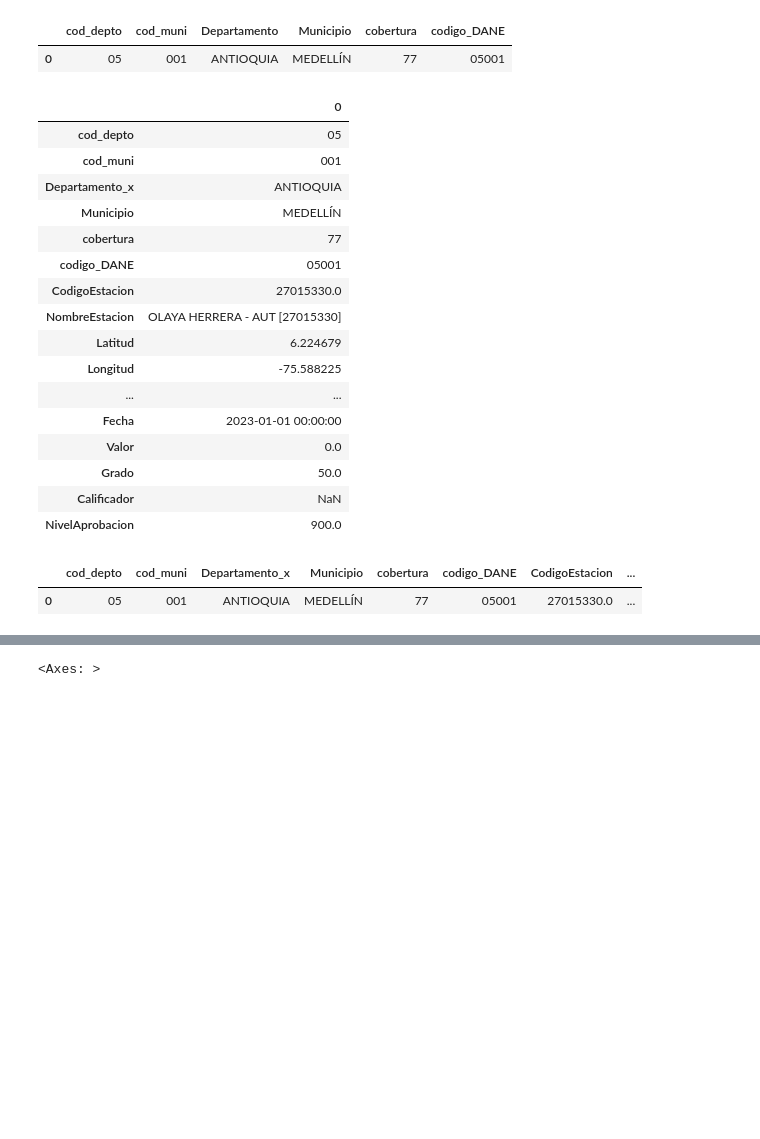
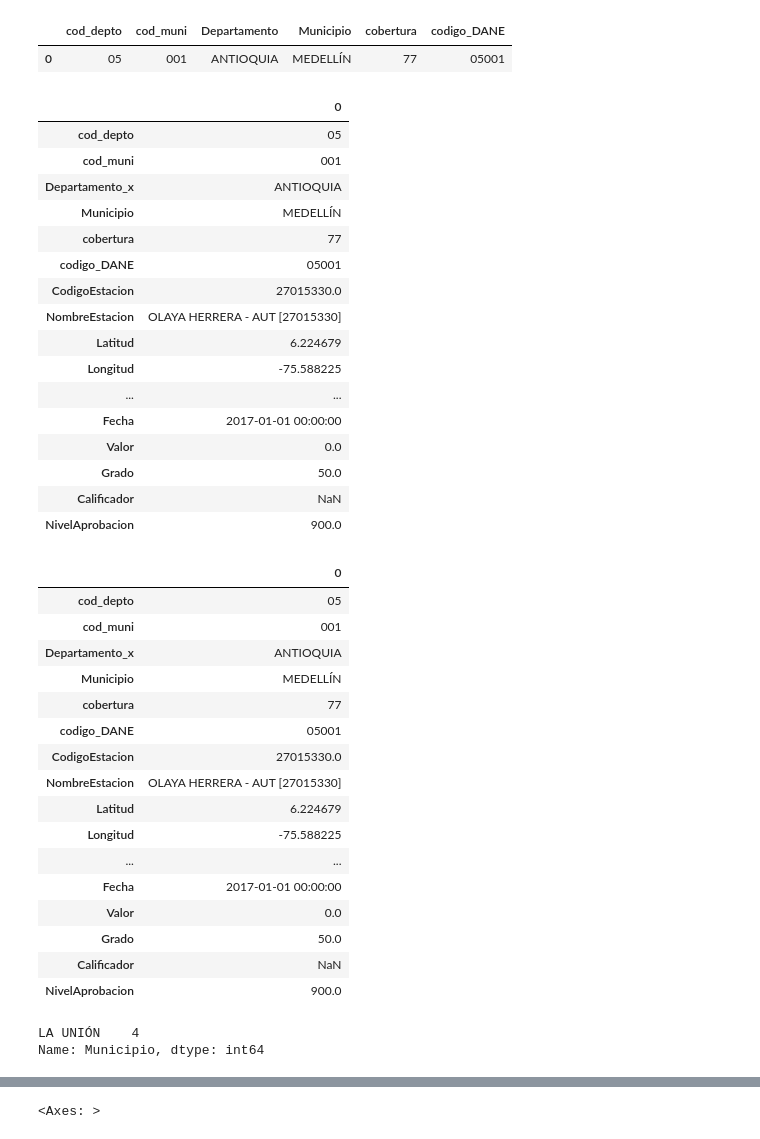
Before and after one commit to stijopa/Tesis, a Jupyter notebook: EDA_T_Sensores.ipynb, the cells around one changed output, grey strips where cells are left out. Drawn from its saved outputs; the diff is of its cells as text; code cells hidden in the pictures; blank space fills up the shorter version.

```diff
--- a/EDA_T_Sensores.ipynb
+++ b/EDA_T_Sensores.ipynb
@@ -22,7 +21,7 @@ df_Sensores = pd.read_csv("C:\\Users\\JohanStivenPaezBermu\\Downloads\\Datos_Tes
 #df_Sensores.shape ## (67172, 21)
 df_Sensores['Fecha'] = pd.to_datetime(df_Sensores['Fecha'])
 
-año_busqueda = 2023
+año_busqueda = 2017
 df_Sensores = df_Sensores[df_Sensores['Fecha'].dt.year == año_busqueda]
 df_Sensores.head(1).T
 # %% [output]
@@ -106,22 +105,40 @@ df_merge_DANE_SENSOR.head(1).T
 | Latitud | 6.224679 |
 | Longitud | -75.588225 |
 | ... | ... |
-| Fecha | 2023-01-01 00:00:00 |
+| Fecha | 2017-01-01 00:00:00 |
 | Valor | 0.0 |
 | Grado | 50.0 |
 | Calificador | NaN |
 | NivelAprobacion | 900.0 |
 # %%
 Sensores_Unicos = df_merge_DANE_SENSOR.drop_duplicates(subset=['codigo_DANE'])##NombreEstacion
-
-Sensores_Unicos.head(1)
+Sensores_Unicos.head(1).T
 # %% [output]
-|  | cod_depto | cod_muni | Departamento_x | Municipio | cobertura | codigo_DANE | CodigoEstacion | ... |
-| 0 | 05 | 001 | ANTIOQUIA | MEDELLÍN | 77 | 05001 | 27015330.0 | ... |
+|  | 0 |
+| cod_depto | 05 |
+| cod_muni | 001 |
+| Departamento_x | ANTIOQUIA |
+| Municipio | MEDELLÍN |
+| cobertura | 77 |
+| codigo_DANE | 05001 |
+| CodigoEstacion | 27015330.0 |
+| NombreEstacion | OLAYA HERRERA - AUT [27015330] |
+| Latitud | 6.224679 |
+| Longitud | -75.588225 |
+| ... | ... |
+| Fecha | 2017-01-01 00:00:00 |
+| Valor | 0.0 |
+| Grado | 50.0 |
+| Calificador | NaN |
+| NivelAprobacion | 900.0 |
 # %%
 # pd.set_option('display.max_rows', None)  # Mostrar todas las filas
 # pd.set_option('display.max_columns', None)  # Mostrar todas las columnas
 # %%
 conteo_registros_por_ciudad = Sensores_Unicos['Municipio'].value_counts()
+conteo_registros_por_ciudad.head(1).T
+# %% [output]
+LA UNIÓN    4
+Name: Municipio, dtype: int64
 # %%
 Sensores_Unicos = Sensores_Unicos.rename(columns={'codigo_DANE': 'COD_MPIO'})
```
Also changed, not shown: parts of 15 cells of this notebook.
